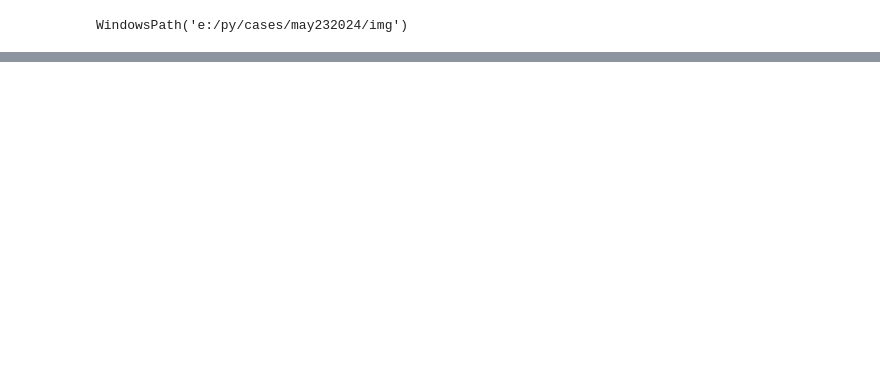
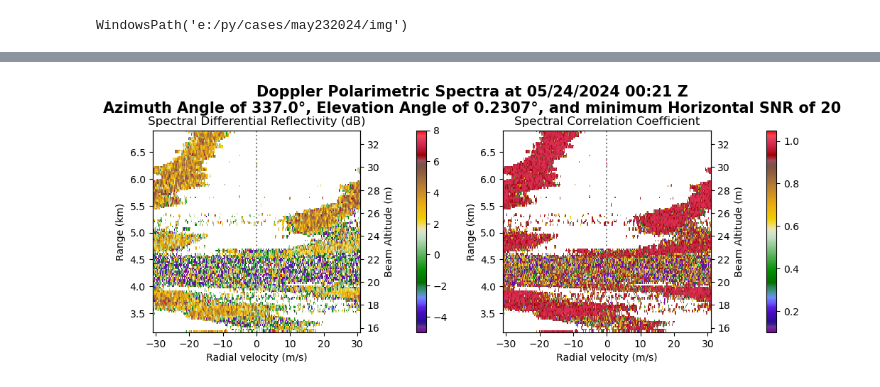
Before and after one commit to aeol1an/radarIQ, a Jupyter notebook: bootstrap_iPyart_single.ipynb, the cells around one changed output, grey strips where cells are left out. Drawn from its saved outputs; the diff is of its cells as text; code cells hidden in the pictures; blank space fills up the shorter version.

```diff
--- a/bootstrap_iPyart_single.ipynb
+++ b/bootstrap_iPyart_single.ipynb
@@ -425,3 +459,56 @@ plt.show()
+# %%
+dpsd_fields = {
+    'ZDR': {
+        'title': 'Spectral Differential Reflectivity (dB)',
+        'data': ZDR,
+        'ranges': (-5, 8),
+        'cmap': 'pyart_Carbone42',
+    },
+    'rhoHV': {
+        'title': 'Spectral Correlation Coefficient',
+        'data': rhoHV,
+        'ranges': (0.1, 1.05),
+        'cmap': 'pyart_Carbone42',
+    }
+}
+
+fig = plt.figure(figsize=[12, 4])
+for plot_num, field in enumerate(dpsd_fields.keys()):
+    title = dpsd_fields[field]["title"]
+    dpsd = dpsd_fields[field]['data']
+    vmin, vmax = dpsd_fields[field]['ranges']
+    cmap = dpsd_fields[field]['cmap']
+
+    plt.subplot(1, 2, plot_num+1)
+    plt.pcolormesh(x_axis, r_unique, dpsd, vmin=vmin, vmax=vmax, cmap=cmap)
+    plt.axvline(x=0, color='grey', linestyle=':')
+    plt.title(title)
+    plt.xlabel('Radial velocity (m/s)')
+    plt.ylabel('Range (km)')
+    plt.colorbar(pad=0.18)
+
+    if not noline:
+        plt.axhline(y=r_single)
+
+    plt.twinx()
+    if np.mean(al_unique) < 0.1:
+        plt.ylim([al_unique[0]*1000, al_unique[-1]*1000])
+        plt.ylabel('Beam Altitude (m)')
+    else:
+        plt.ylim([al_unique[0], al_unique[-1]])
+        plt.ylabel('Beam Altitude (km)')
+
+plt.subplots_adjust(top=0.82, wspace=0.13, hspace=0.3)
+plt.suptitle(
+    'Doppler Polarimetric Spectra at ' + timeStr + '\n' +
+    'Azimuth Angle of ' + str(az_vals[spectrum_range['iaz']]) + '°, Elevation Angle of ' +
+    str(round(el_angle, 4)) + '°, and minimum Horizontal SNR of ' + str(maskval),
+    weight='bold', fontsize=15
+)
+plt.savefig(imgDir/'polarSpectrum.png', dpi=600, bbox_inches='tight', transparent=True)
+plt.show()
+# %% [output]
+[figure, added]
 # %%
 from scipy.signal import savgol_filter
 window = 20
```
Also changed, not shown: parts of 13 cells of this notebook, 16 other files.
